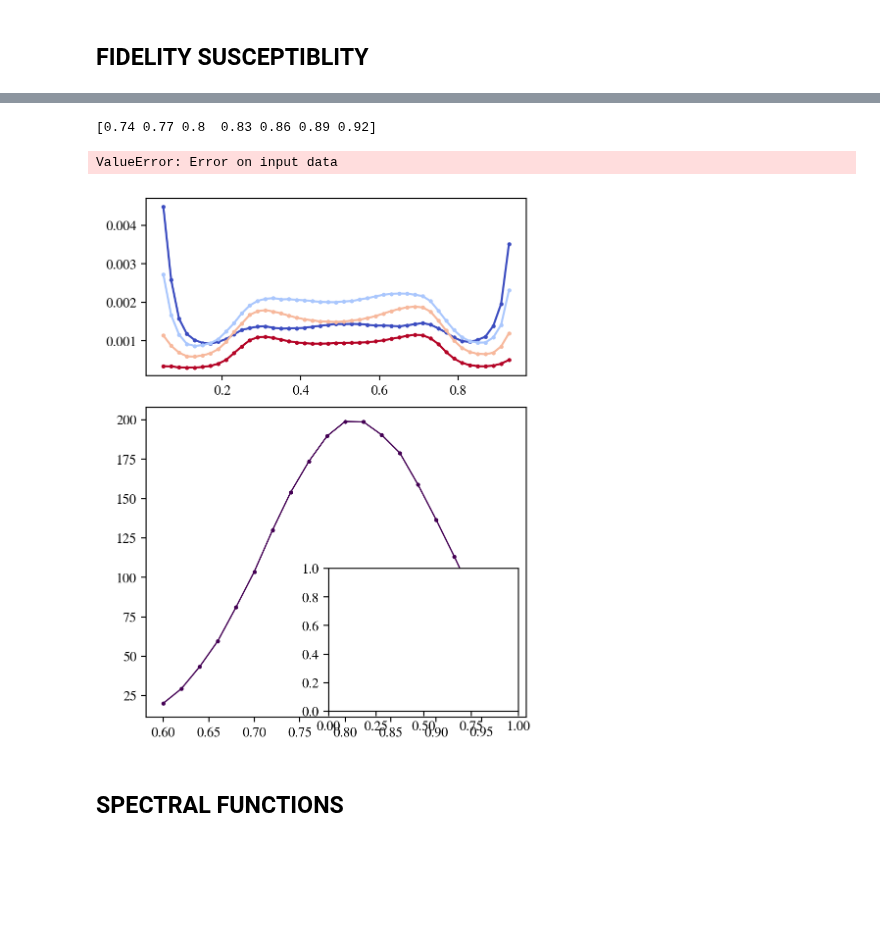
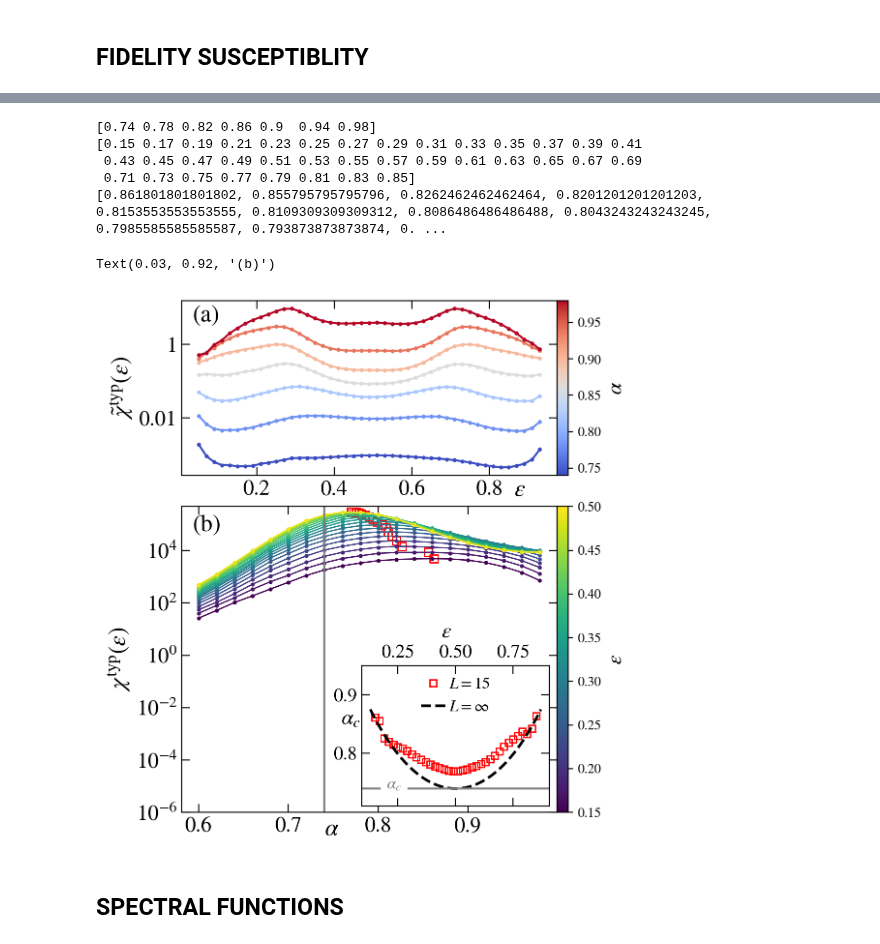
Before and after one commit to Rafal-Swietek/QHamSolver, a Jupyter notebook: QSunU1/Jupyter_Python/EBT_observables.ipynb, the cells around one changed output, grey strips where cells are left out. Cells and saved outputs as stored; diff of their text form; code cells hidden in the pictures; blank space fills up the shorter version.

```diff
--- a/QSunU1/Jupyter_Python/EBT_observables.ipynb
+++ b/QSunU1/Jupyter_Python/EBT_observables.ipynb
@@ -325,5 +345,5 @@ ValueError: Error on input data
 # %%
-L_total=14
+L_total=18
 
 J=1
 alfa=1.0
@@ -342,7 +362,7 @@ alfa_crit = 0.74
 window = 3
 
 alfa_vals = np.arange(0.6, 1, 0.02)
-alfa_plot = np.round(np.arange(0.74, 0.95, 0.03), 2)
+alfa_plot = np.round(np.arange(0.74, 0.99, 0.04), 2)
 print(alfa_plot)
 
 
@@ -392,7 +412,7 @@ for jj in range(_eps_.size):
                 wH_typ = np.array(file.get('wH_typ_density'))
 
                 R = np.array(file.get('realisations'))
-                DOS = np.array(file.get('DOS')) / R
+                DOS = np.array(file.get('DOS'))
                 idx_05 = min(range(len(E)), key=lambda i: abs(E[i] - 0.5))
                 idx2 = min(range(len(E)), key=lambda i: abs(E[i] - eps))
 
@@ -402,7 +422,7 @@ for jj in range(_eps_.size):
                 _agp = np.array(file.get('susc_E_typ'))[0] / R
 
                 if jj == 0 and (alfa in alfa_plot):
-                    yy = _agp * DOS**(2 / eta) * wH_typ**2
+                    yy = _agp * DOS**(2 / eta) * wH**2
                     # yy = _agp / DOS
                     # yy = yy / yy[idx_05]
                     axis[0].plot(E, yy, color=col, marker='o', markersize=2)
@@ -421,7 +441,7 @@ for jj in range(_eps_.size):
     idx = np.argmax(agp)
 
     # x = alfa_vals
-    indices = np.arange(np.argmax(agp) - 15, min(np.argmax(agp) + 10, agp.size-1), 1)
+    indices = np.arange( max(0, np.argmax(agp) - 10), min(np.argmax(agp) + 10, agp.size-1), 1)
     x = np.linspace(alfa_vals[indices][0], alfa_vals[indices][-1], 1000)
     f = splrep(alfa_vals[indices], agp[indices], k=3, s=5)
     agp = splev(x, f)
@@ -454,7 +474,7 @@ axis[1].axvline(x=alfa_crit, ls='-', c='gray')
 # axis.axvline(x=alfa_crit,    ls=':', c='k')
 
 ylab = r"$\tilde{\chi}^{\rm typ}(\epsilon)$"# if projected else r"$||\mathcal{A}_\lambda(\epsilon)||^2$"
-fig_help.set_plot_elements(axis[0], ylabel=ylab, xlabel=r"$\epsilon$", font_size=16, set_legend=False, xscale='linear', yscale='linear')
+fig_help.set_plot_elements(axis[0], ylabel=ylab, xlabel=r"$\epsilon$", font_size=16, set_legend=False, xscale='linear', yscale='log')
 ylab = r"$\chi^{\rm typ}(\epsilon)$"
 fig_help.set_plot_elements(axis[1], ylabel=ylab, xlabel=r"$\alpha$", font_size=16, set_legend=False, xscale='linear', yscale='log')
 axis[1].set_ylim(1e-6, None)
@@ -481,35 +501,39 @@ cbar_ax = axis[1].inset_axes([1., 0.0, 0.03, 1])
 cbar = fig.colorbar(s_m, cax=cbar_ax, aspect=1, orientation = 'vertical')
 cbar.set_label(r"$\epsilon$", fontsize=16)
 cbar_ax.yaxis.set_ticks_position('right')
 cbar_ax.yaxis.set_label_position('right')
 
 inset.xaxis.set_label_position("top")
 inset.xaxis.set_label_coords(.45, 1.2)
 inset.xaxis.tick_top()
 
 inset.yaxis.set_label_position("left")
 inset.yaxis.set_label_coords(-0.06, 0.55)
 inset.yaxis.tick_left()
 fig_help.set_plot_elements(inset, ylabel=r"$\alpha_c^*$", xlabel=r"$\epsilon$", font_size=14, set_legend=False, xscale='linear', yscale='linear')
 fig_help.set_legend(inset, fontsize=12, loc='upper center')
 
 # inset.set_yticks([0.71, 0.73, 0.74])
 # inset.set_xticks([0.2, 0.3, 0.4, 0.5])
 inset.set_ylabel(r"$\alpha_c$", rotation=0, fontsize=16)
 
 inset.axhline(y=alfa_crit,    ls='-', color='gray')
 # inset.axhline(y=1/np.sqrt(2), ls='-', color='gray')
 inset.set_ylim(0.71, 0.95)
 # inset.annotate(r"$\tilde{\alpha}_c$", color='gray', fontsize=12, xy=(0.3, 0.7075), xycoords='data', backgroundcolor="w")
 inset.annotate(r"${\alpha}_c$", color='gray', fontsize=12, xy=(0.2, 0.74), xycoords='data', backgroundcolor="w")
 
 axis[0].annotate(r"(a)", fontsize=18, xy=(0.03, 0.88), xycoords='axes fraction')
 axis[1].annotate(r"(b)", fontsize=18, xy=(0.03, 0.92), xycoords='axes fraction')
 
 # fig.savefig("plots_AGP/Fig3.pdf", bbox_inches = 'tight', pad_inches=0.02)
 # %% [output]
-[0.74 0.77 0.8  0.83 0.86 0.89 0.92]
+[0.74 0.78 0.82 0.86 0.9  0.94 0.98]
+[0.15 0.17 0.19 0.21 0.23 0.25 0.27 0.29 0.31 0.33 0.35 0.37 0.39 0.41
+ 0.43 0.45 0.47 0.49 0.51 0.53 0.55 0.57 0.59 0.61 0.63 0.65 0.67 0.69
+ 0.71 0.73 0.75 0.77 0.79 0.81 0.83 0.85]
+[0.861801801801802, 0.855795795795796, 0.8262462462462464, 0.8201201201201203, 0.8153553553553555, 0.8109309309309312, 0.8086486486486488, 0.8043243243243245, 0.7985585585585587, 0.793873873873874, 0. ...
-ValueError: Error on input data
+Text(0.03, 0.92, '(b)')
-[figure, old version]
+[figure, new version]
 # %% [markdown]
 ## SPECTRAL FUNCTIONS
```
Also changed, not shown: parts of 1 cell of this notebook, 1 other file.
